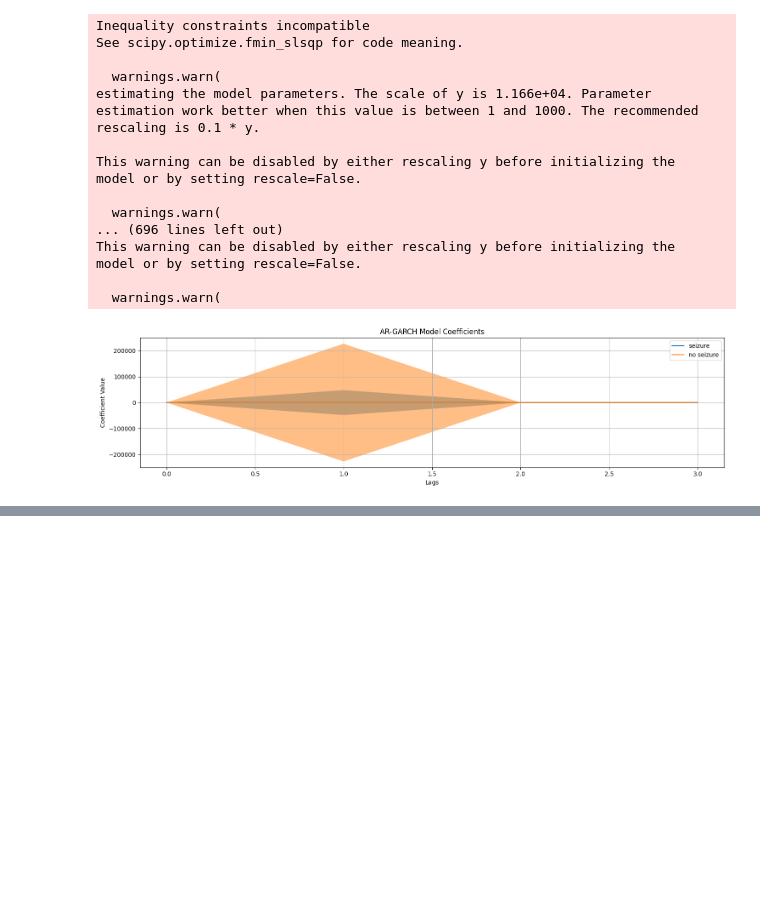
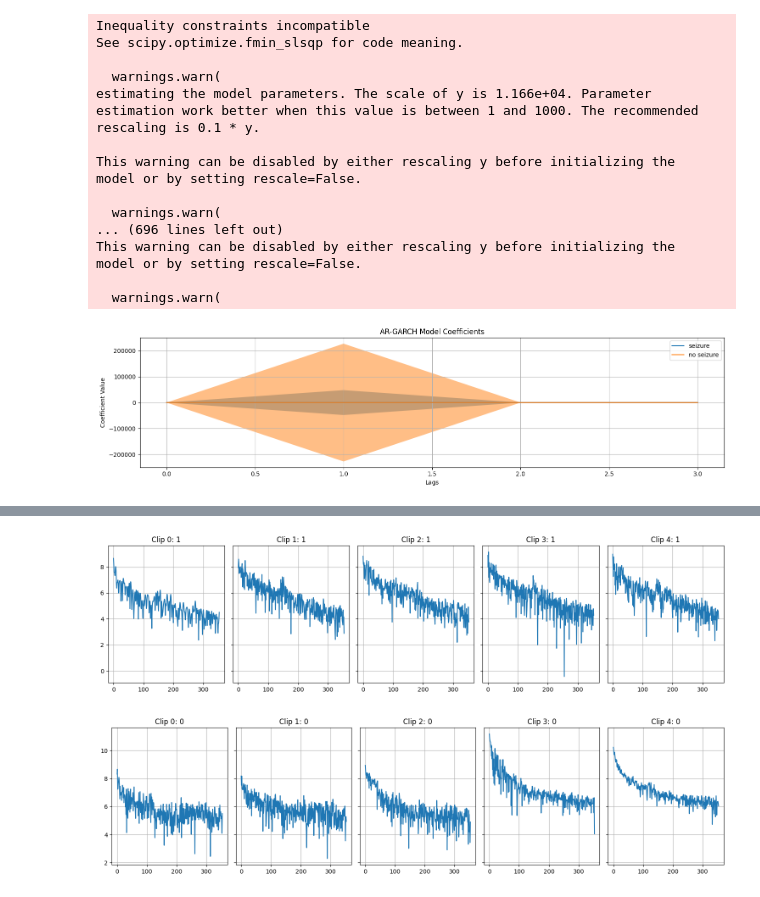
Before and after one commit to cboissier77/eeg_seizure_classifier, a Jupyter notebook: notebooks/experiments.ipynb, the cells around one changed output, grey strips where cells are left out. Saved outputs shown, nothing was run; the diff lists cells and outputs as text; code cells hidden in the pictures; blank space fills up the shorter version.

```diff
--- a/notebooks/experiments.ipynb
+++ b/notebooks/experiments.ipynb
@@ -497,0 +559,25 @@ model or by setting rescale=False.
+# %%
+#plot signal label 1 and label 0
+# get all signals with label 1
+x_label_1 = x[labels == 1]
+# get all signals with label 0
+x_label_0 = x[labels == 0]
+# plot first 5 signals with label 1
+fig, axes = plt.subplots(1, 5, figsize=(15, 4), sharey=True)
+for i in range(5):
+    axes[i].plot(x_label_1[i])
+    axes[i].grid()
+    axes[i].set(title=(f"Clip {i}: 1"))
+fig.tight_layout()
+plt.show()
+# plot first 5 signals with label 0
+fig, axes = plt.subplots(1, 5, figsize=(15, 4), sharey=True)
+for i in range(5):
+    axes[i].plot(x_label_0[i])
+    axes[i].grid()
+    axes[i].set(title=(f"Clip {i}: 0"))
+fig.tight_layout()
+plt.show()
+# %% [output]
+[figure, added]
+[figure, added]
```
Also changed, not shown: parts of 7 cells of this notebook, 5 other files.
